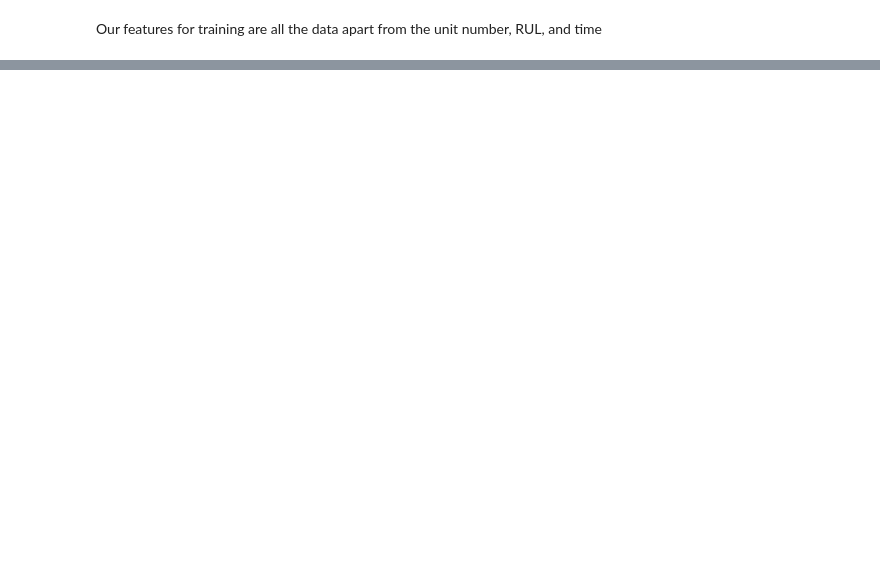
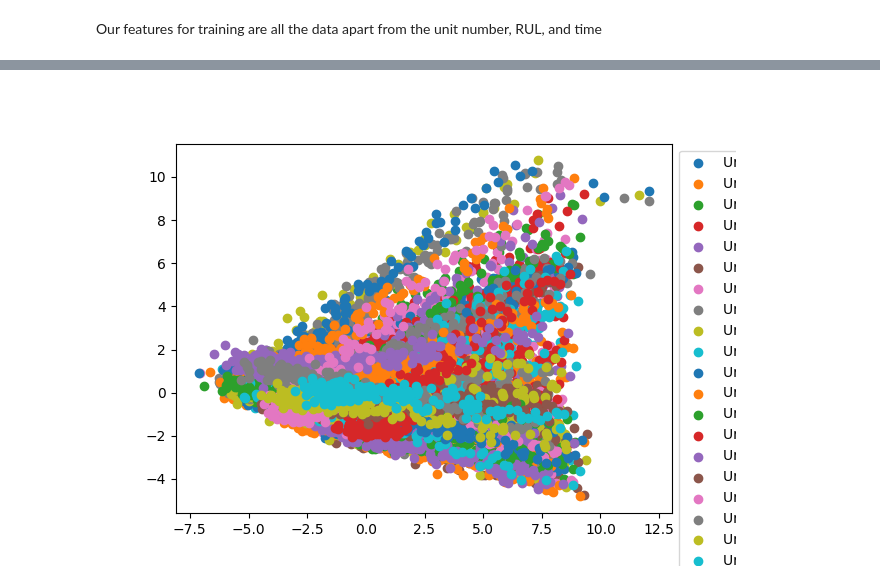
Before and after one commit to jonititan/PythonExamples, a Jupyter notebook: content/Prognostics.ipynb, the cells around one changed output, grey strips where cells are left out. Saved outputs shown, nothing was run; the diff lists cells and outputs as text; code cells hidden in the pictures; blank space fills up the shorter version.

```diff
--- a/content/Prognostics.ipynb
+++ b/content/Prognostics.ipynb
@@ -205,7 +309,9 @@ plt.show()
 # %%
 fig, ax = plt.subplots()
 for a in principalDf['unit number'].unique():
-    ax.scatter(principalDf[principalDf['unit number']==a]['principal component 1'],
-                principalDf[principalDf['unit number']==a]['principal component 2'],label='Unit {}'.format(a))
+    ax.scatter(principalDf[principalDf['unit number']==a][0],
+                principalDf[principalDf['unit number']==a][1],label='Unit {}'.format(a))
 plt.legend(bbox_to_anchor=(1,1), loc="upper left")
 plt.show()
+# %% [output]
+[figure, added]
```
Also changed, not shown: parts of 42 cells of this notebook.
